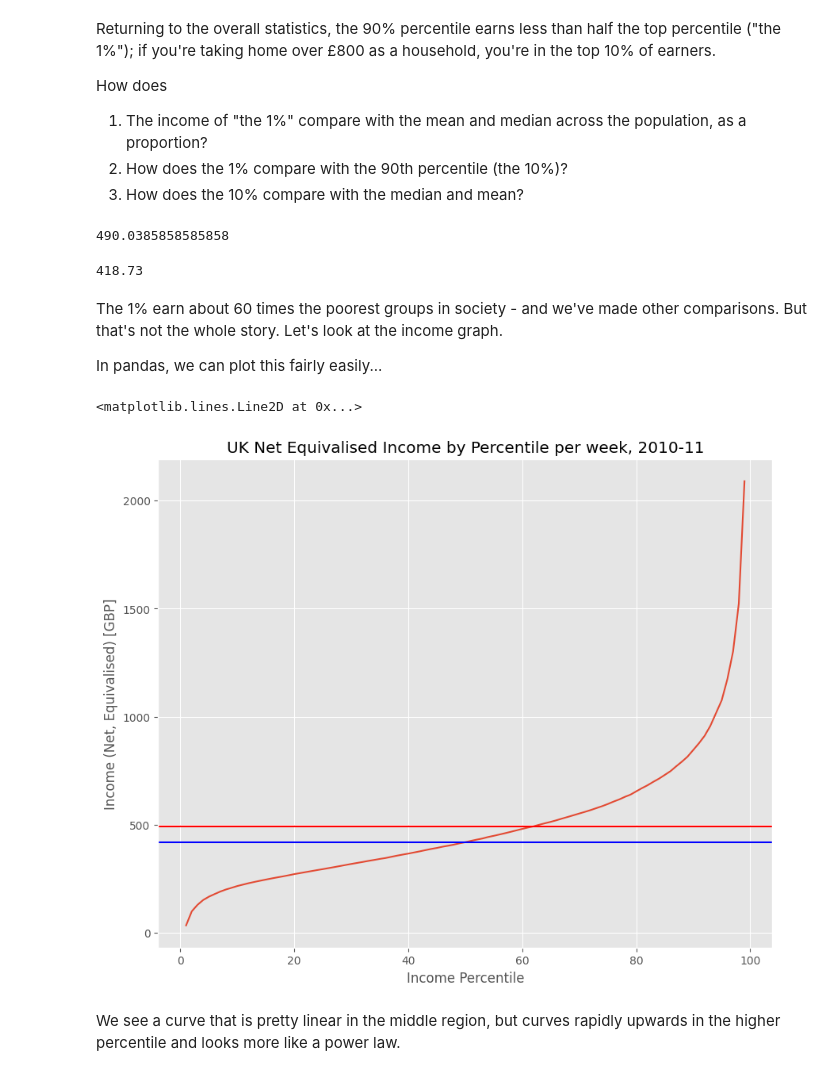
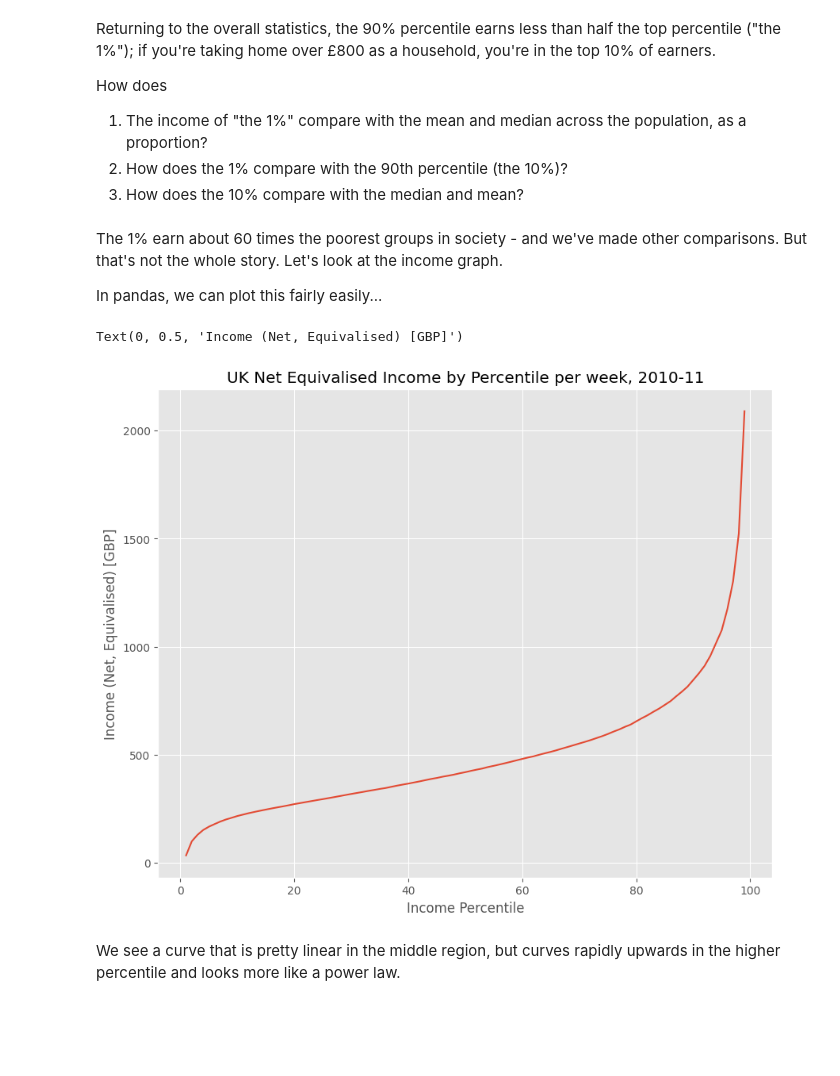
Before and after one commit to winstonlingga/QM2, a Jupyter notebook: notebooks/W02. Pandas.ipynb, the cells around one changed output. Saved outputs shown, nothing was run; the diff lists cells and outputs as text; code cells hidden in the pictures; blank space fills up the shorter version.

```diff
--- a/notebooks/W02. Pandas.ipynb
+++ b/notebooks/W02. Pandas.ipynb
@@ -205,18 +188,6 @@ How does
 1. The income of "the 1%" compare with the mean and median across the population, as a proportion?
 2. How does the 1% compare with the 90th percentile (the 10%)?
 3. How does the 10% compare with the median and mean?
-# %%
-mean = income['Net equivalised household income in 2010-11, week'].mean()
-
-print(mean)
-# %% [output]
-490.0385858585858
-# %%
-median = income['Net equivalised household income in 2010-11, week'].median()
-
-print(median)
-# %% [output]
-418.73
 # %% [markdown]
 The 1% earn about 60 times the poorest groups in society - and we've made other comparisons. But that's not the whole story. Let's look at the income graph.
 
@@ -224,13 +195,11 @@ In pandas, we can plot this fairly easily...
 # %%
 income['Net equivalised household income in 2010-11, week'].plot()
 plt.title('UK Net Equivalised Income by Percentile per week, 2010-11')
 plt.xlabel('Income Percentile')
 plt.ylabel('Income (Net, Equivalised) [GBP]')
-plt.axhline(mean, color='r', label='mean')
-plt.axhline(median, color='b', label='median')
 # %% [output]
-<matplotlib.lines.Line2D at 0x...>
+Text(0, 0.5, 'Income (Net, Equivalised) [GBP]')
-[figure, old version]
+[figure, new version]
 # %% [markdown]
 We see a curve that is pretty linear in the middle region, but curves rapidly upwards in the higher percentile and looks more like a power law.
 # %% [markdown]
```
Also changed, not shown: parts of 18 cells of this notebook.
